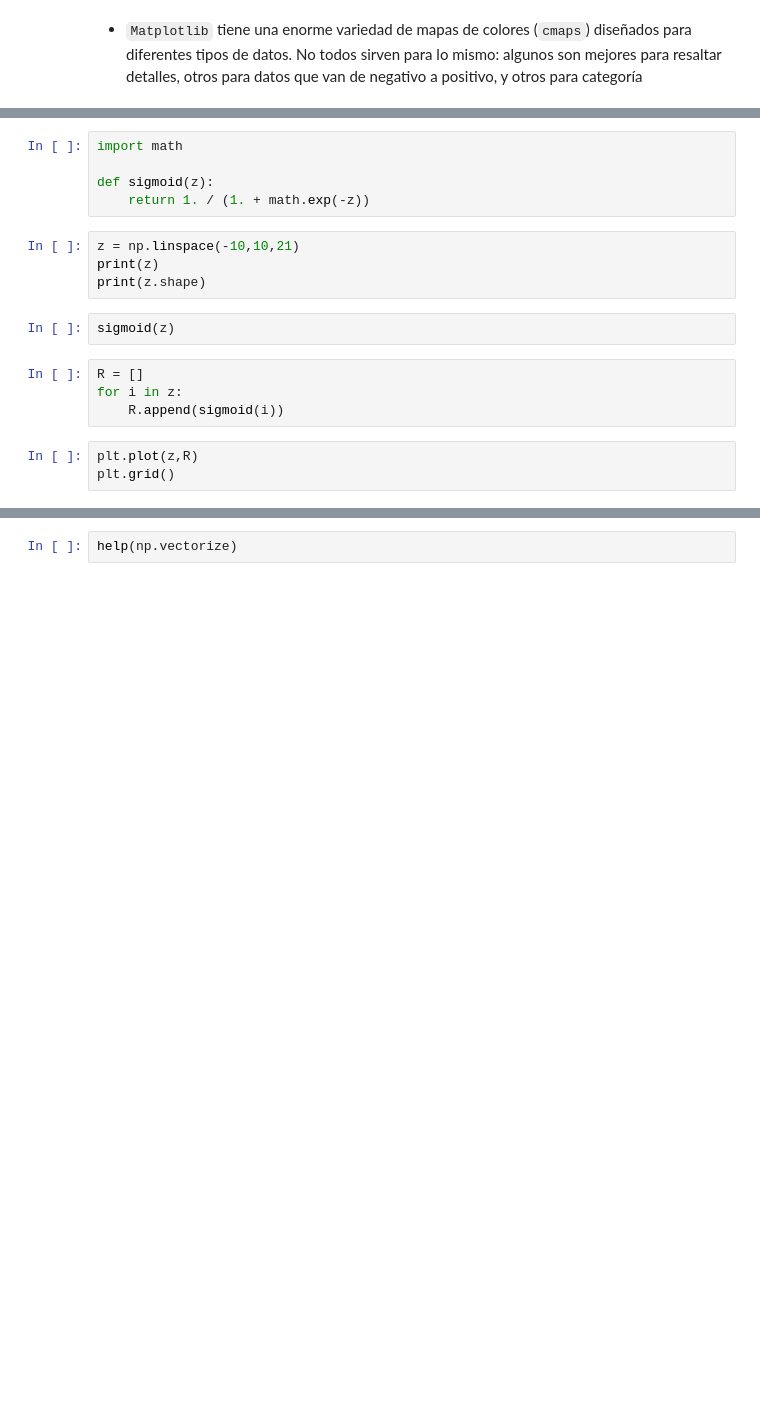
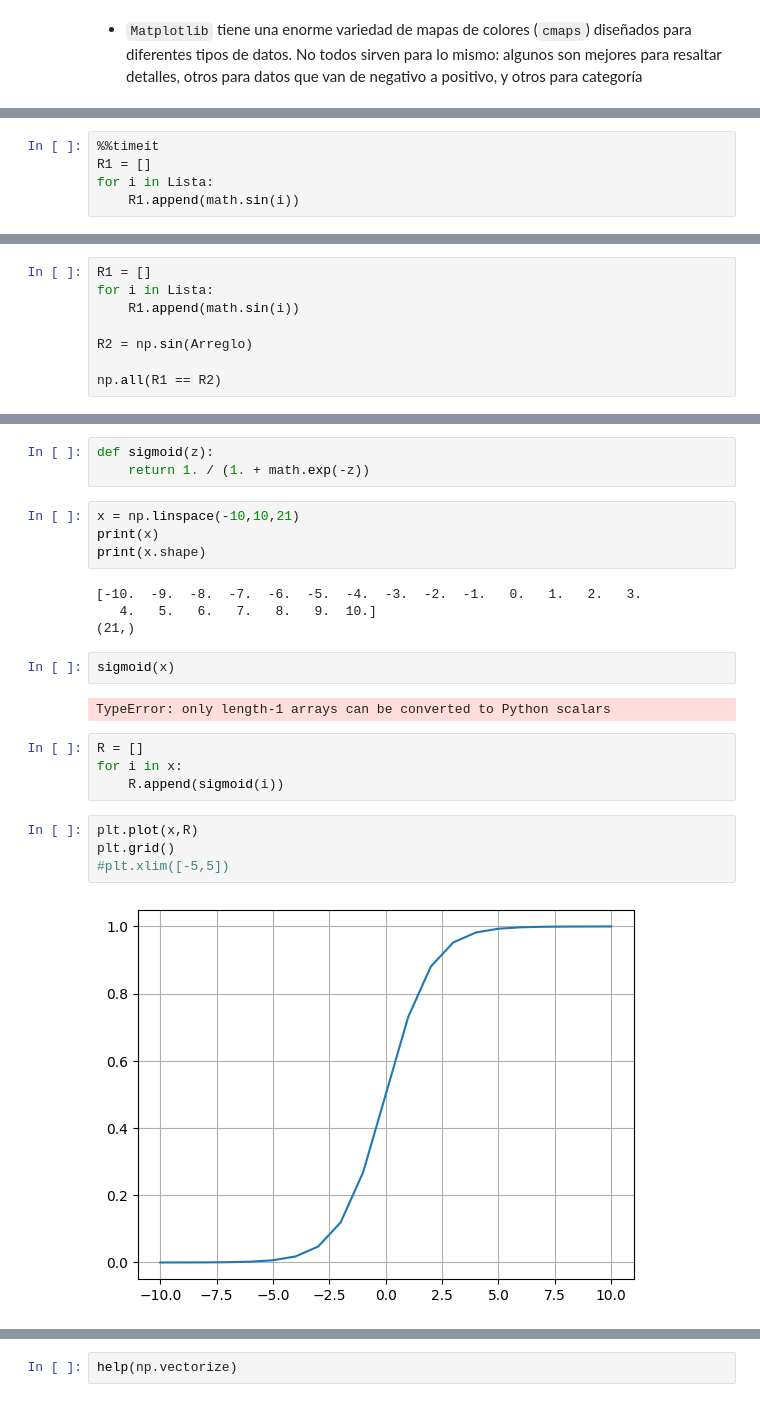
Before and after one commit to estebangonzalezITM/ProgramacionAvanzada_2026-1, a Jupyter notebook: Notebooks/10_Numpy.ipynb, the cells around one changed output, grey strips where cells are left out. Cells and saved outputs as stored; diff of their text form; blank space fills up the shorter version.

```diff
--- a/Notebooks/10_Numpy.ipynb
+++ b/Notebooks/10_Numpy.ipynb
@@ -1075,0 +1386,5 @@ A diferencia de las funciones de la librería math, las versiones vectorizadas p
+# %%
+%%timeit
+R1 = []
+for i in Lista:
+    R1.append(math.sin(i))
@@ -1075,0 +1398,8 @@ A diferencia de las funciones de la librería math, las versiones vectorizadas p
+# %%
+R1 = []
+for i in Lista:
+    R1.append(math.sin(i))
+
+R2 = np.sin(Arreglo)
+
+np.all(R1 == R2)
@@ -1082,18 +1414,25 @@ Vamos a crear la función sigmoide usando math
 # %%
-import math
-
 def sigmoid(z):
     return 1. / (1. + math.exp(-z))
 # %%
-z = np.linspace(-10,10,21)
-print(z)
-print(z.shape)
+x = np.linspace(-10,10,21)
+print(x)
+print(x.shape)
+# %% [output]
+[-10.  -9.  -8.  -7.  -6.  -5.  -4.  -3.  -2.  -1.   0.   1.   2.   3.
+   4.   5.   6.   7.   8.   9.  10.]
+(21,)
 # %%
-sigmoid(z)
+sigmoid(x)
+# %% [output]
+TypeError: only length-1 arrays can be converted to Python scalars
 # %%
 R = []
-for i in z:
+for i in x:
     R.append(sigmoid(i))
 # %%
-plt.plot(z,R)
+plt.plot(x,R)
 plt.grid()
+#plt.xlim([-5,5])
+# %% [output]
+[figure, added]
```
Also changed, not shown: parts of 141 cells of this notebook.
